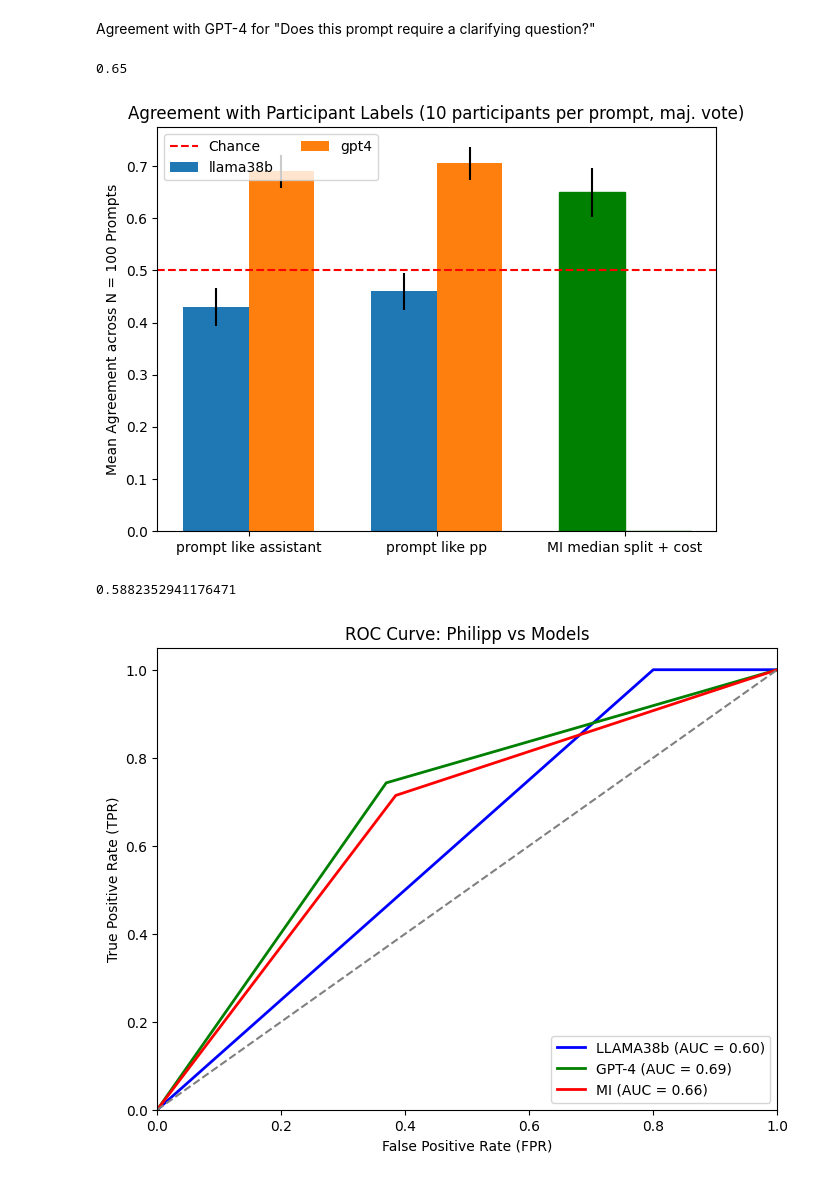
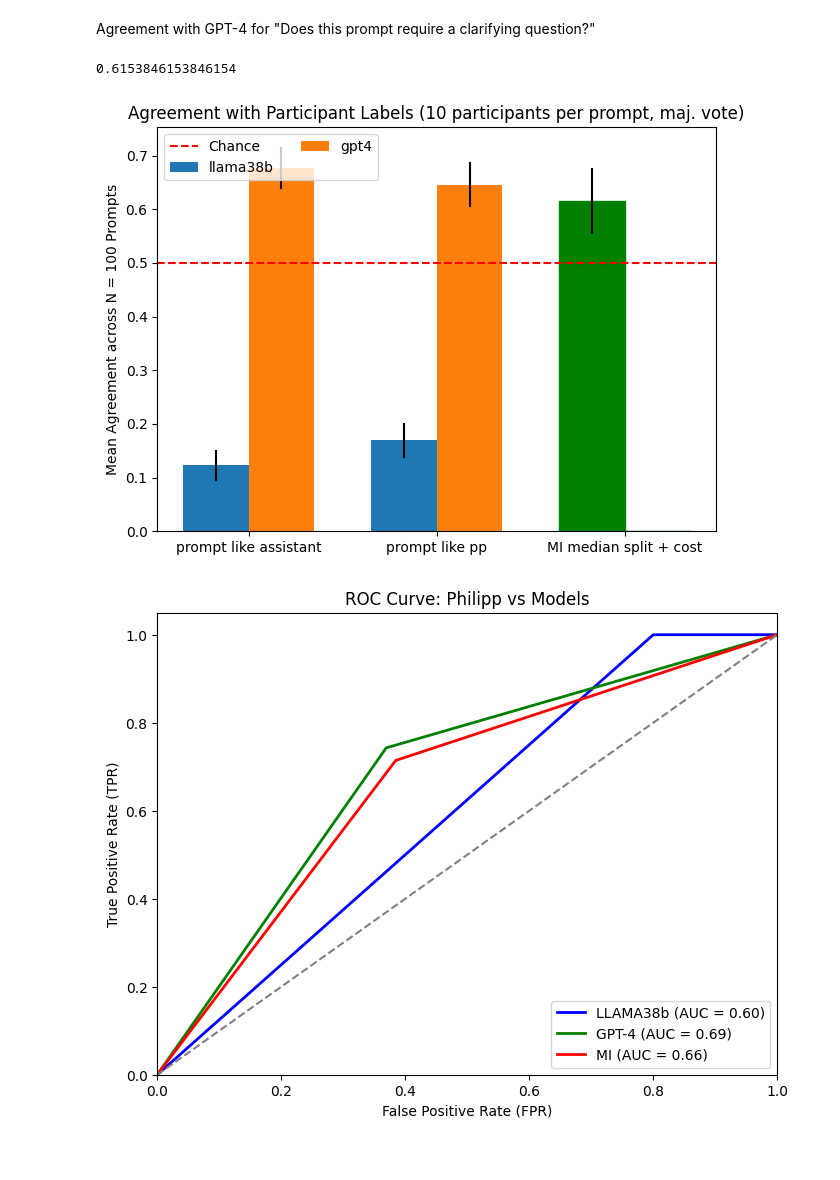
Before and after one commit to janphilippfranken/star-gate-human-eval, a Jupyter notebook: experiments/v1_conversation/test.ipynb, the cells around one changed output. Saved outputs shown, nothing was run; the diff lists cells and outputs as text; code cells hidden in the pictures.

```diff
--- a/experiments/v1_conversation/test.ipynb
+++ b/experiments/v1_conversation/test.ipynb
@@ -26,7 +26,7 @@ llama38b_mi = json.load(open('data/labels/llama_mi_labels_human_assistant_instru
 
 # Calculate agreements
 def calculate_agreement(model_labels, participant=philipp):
-    return [int(i == j) for i, j in zip(model_labels, philipp)]
+    return [int(i == j) for i, j in zip(model_labels, philipp) if j == 0]
 
 agreement_philipp_llama38b = calculate_agreement(llama38b)
 agreement_philipp_llama38b_reversed = calculate_agreement(llama38b_reversed)
@@ -92,37 +92,35 @@ mean_agreement_gpt4 = [
 
 errors_llama = [se_llama_original, se_llama_roleplay, se_llama_mi]
 errors_gpt4 = [se_gpt4_original, se_gpt4_roleplay, 0]
 
 # Plotting the agreements
 labels = ['prompt like assistant', 'prompt like pp', 'MI median split + cost']
 x = np.arange(len(labels))
 
 fig, ax = plt.subplots()
 bar_width = 0.35
 
 rects1 = ax.bar(x - bar_width/2, mean_agreement_llama, bar_width, yerr=errors_llama, label='llama38b')
 rects2 = ax.bar(x + bar_width/2, mean_agreement_gpt4, bar_width, yerr=errors_gpt4,label='gpt4')
 
 # Color the MI bars green
 rects1[2].set_color('green')
 rects2[2].set_color('green')
 
 ax.axhline(y=0.5, color='r', linestyle='--', label='Chance')
 
 # ax.set_xlabel('Model Variants')
 ax.set_ylabel('Mean Agreement across N = 100 Prompts')
 ax.set_title('Agreement with Participant Labels (10 participants per prompt, maj. vote)')
 ax.set_xticks(x)
 ax.set_xticklabels(labels)
 ax.legend(ncol=2, loc="upper left")
 
 plt.tight_layout()
 plt.show()
-f1_score(mi, philipp)
 # %% [output]
-0.65
+0.6153846153846154
-[figure, old version]
+[figure, new version]
-0.5882352941176471
 # %%
 import json
 import numpy as np
```
Also changed, not shown: parts of 2 cells of this notebook, 1 other file.
